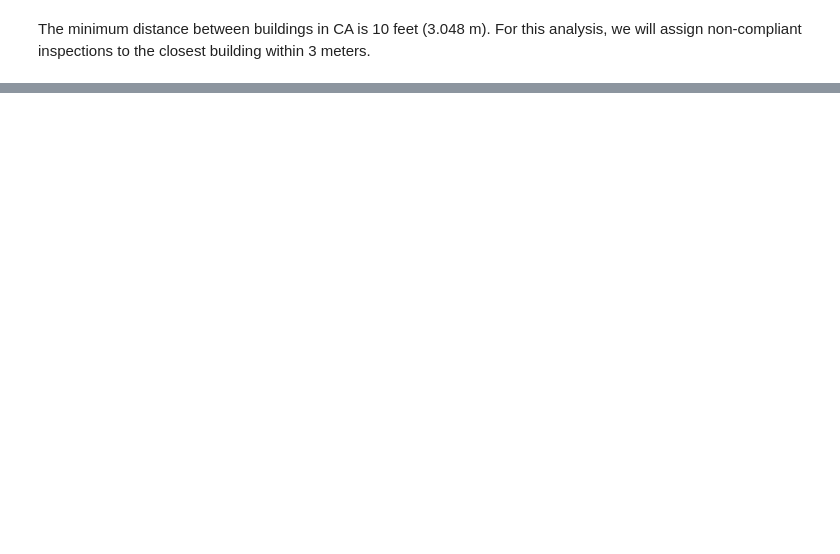
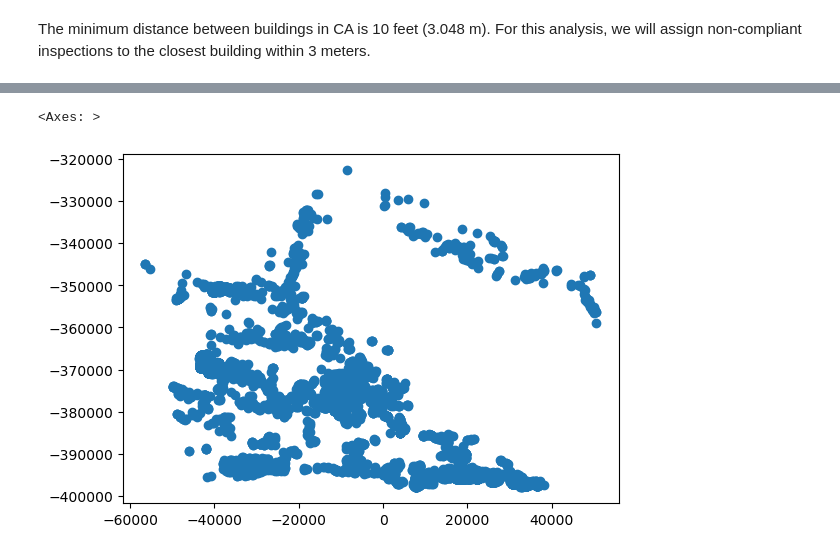
Before and after one commit to wildfire-prep/data-preparation, a Jupyter notebook: code/00_label_data/03_buildings_exploration.ipynb, the cells around one changed output, grey strips where cells are left out. Saved outputs shown, nothing was run; the diff lists cells and outputs as text; code cells hidden in the pictures; blank space fills up the shorter version.

Commit message:
update 03_buildings_exploration.ipynb, work on buildings buffers

```diff
--- a/code/00_label_data/03_buildings_exploration.ipynb
+++ b/code/00_label_data/03_buildings_exploration.ipynb
@@ -151,20 +171,0 @@ non_comp_2023, non_comp_2023_buildings_false = non_comp_inspections_outside(2023
-# %%
-from shapely.geometry import Point
-# Assuming you have two GeoDataFrames: gdf1 and gdf2
-gdf1 = non_comp_2019_buildings_false
-gdf2 = buildings
-
-# Create a Spatial Index for faster search
-sindex = gdf2.sindex
-
-# Find the nearest geometry in gdf2 for each geometry in gdf1
-gdf1['nearest_geometry'] = gdf1.geometry.apply(lambda x: gdf2.iloc[sindex.nearest(x)[1][0]].geometry)
-
-# Calculate the distance to the nearest geometry
-gdf1['distance_to_nearest'] = gdf1.apply(lambda row: row.geometry.distance(row.nearest_geometry), axis=1)
-
-# Assign inspections to buildings if the distance is less than the threshold
-assigned_inspections = inspections[inspections['distance_to_nearest'] < distance_threshold]
-
-# Print the distances, sorted by lowest distance to highest
-print(gdf1[['distance_to_nearest']].sort_values(by='distance_to_nearest'))
@@ -194,18 +177,32 @@ def assign_inspections_to_buildings(inspections, buildings, distance_threshold=3
     """
     Function to assign inspections to buildings if the distance between them is less than the distance threshold.
     """
+    # Make a copy to avoid SettingWithCopyWarning
+    inspections = inspections.copy()
+
     # Create a Spatial Index for faster search
     sindex = buildings.sindex
 
     # Find the nearest geometry in buildings for each geometry in inspections
-    inspections['nearest_geometry'] = inspections.geometry.apply(lambda x: buildings.iloc[sindex.nearest(x)[1][0]].geometry)
+    inspections["nearest_geometry"] = inspections.geometry.apply(
+        lambda x: buildings.iloc[sindex.nearest(x)[1][0]].geometry
+    )
 
     # Calculate the distance to the nearest geometry
-    inspections['distance_to_nearest'] = inspections.apply(lambda row: row.geometry.distance(row.nearest_geometry), axis=1)
+    inspections["distance_to_nearest"] = inspections.apply(
+        lambda row: row.geometry.distance(row.nearest_geometry), axis=1
+    )
 
     # Assign inspections to buildings if the distance is less than the threshold
-    assigned_inspections = inspections[inspections['distance_to_nearest'] < distance_threshold]
+    assigned_inspections = inspections[
+        inspections["distance_to_nearest"] < distance_threshold
+    ].copy()
 
     return assigned_inspections
 
-assigned_inspections_2019 = assign_inspections_to_buildings(non_comp_2019_buildings_false, buildings)
+
+assigned_inspections_2019 = assign_inspections_to_buildings(inspections_2019, buildings)
+assigned_inspections_2020 = assign_inspections_to_buildings(inspections_2020, buildings)
+assigned_inspections_2021 = assign_inspections_to_buildings(inspections_2021, buildings)
+assigned_inspections_2022 = assign_inspections_to_buildings(inspections_2022, buildings)
+assigned_inspections_2023 = assign_inspections_to_buildings(inspections_2023, buildings)
@@ -256,0 +370,6 @@ assigned_inspections_2019
+# %%
+processed_2019 = processed_inspections[2019]
+processed_2019.plot()
+# %% [output]
+<Axes: >
+[figure, added]
```
Also changed, not shown: parts of 13 cells of this notebook, 3 other files.
